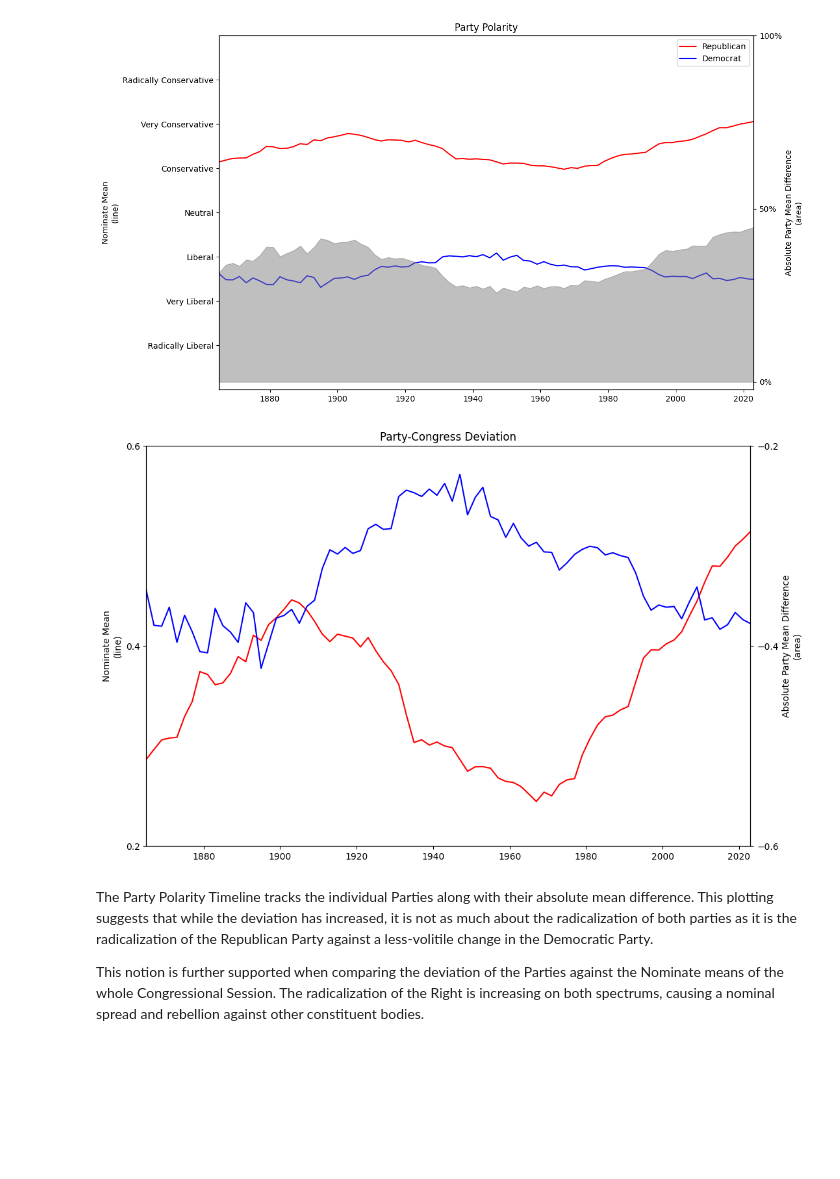
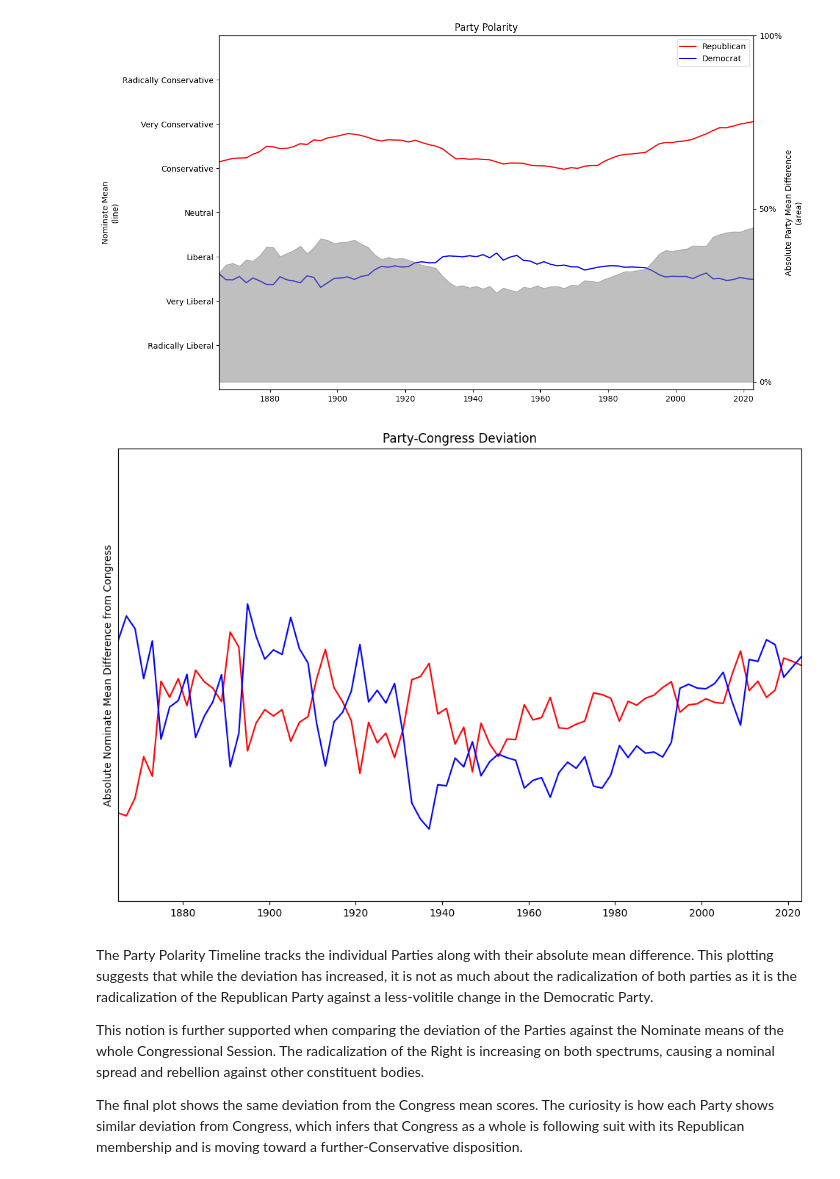
Before and after one commit to Malekyte/political-polarity, a Jupyter notebook: nbMemberIdeas.ipynb, the cells around one changed output. Saved outputs shown, nothing was run; the diff lists cells and outputs as text; code cells hidden in the pictures; blank space fills up the shorter version.

```diff
--- a/nbMemberIdeas.ipynb
+++ b/nbMemberIdeas.ipynb
@@ -219,25 +219,18 @@ plt.show()
 [figure]
 # %%
 fig, ax = plt.subplots(figsize=(12, 8))
-ax.plot(compositeIdeas['Year'], compositeIdeas['Republican'], label='Republican', color='red')
-bx = ax.twinx()
-bx.plot(compositeIdeas['Year'], compositeIdeas['Democrat'], label='Democrat', color='blue')
-
-ax.set_yticks(
-    [.2, .4, .6]
-)
-ax.set_ylabel('Nominate Mean\n(line)')
-
-bx.set_ylabel('Absolute Party Mean Difference\n(area)')
-bx.set_yticks(
-    [-.2, -.4, -.6]
-)
+ax.plot(compositeIdeas['Year'], compositeIdeas['Republican Congress Delta'], label='Republican', color='red')
+ax.plot(compositeIdeas['Year'], -compositeIdeas['Democrat Congress Delta'], label='Democrat', color='blue')
+ax.set_ylabel('Absolute Nominate Mean Difference from Congress')
+ax.set_yticks([])
 plt.xlim([1865, 2023])
 plt.title("Party-Congress Deviation")
 plt.show()
 # %% [output]
-[figure, old version]
+[figure, new version]
 # %% [markdown]
 The Party Polarity Timeline tracks the individual Parties along with their absolute mean difference. This plotting suggests that while the deviation has increased, it is not as much about the radicalization of both parties as it is the radicalization of the Republican Party against a less-volitile change in the Democratic Party.
 
 This notion is further supported when comparing the deviation of the Parties against the Nominate means of the whole Congressional Session. The radicalization of the Right is increasing on both spectrums, causing a nominal spread and rebellion against other constituent bodies.
+
+The final plot shows the same deviation from the Congress mean scores. The curiosity is how each Party shows similar deviation from Congress, which infers that Congress as a whole is following suit with its Republican membership and is moving toward a further-Conservative disposition.
```
Also changed, not shown: 16 other files.
